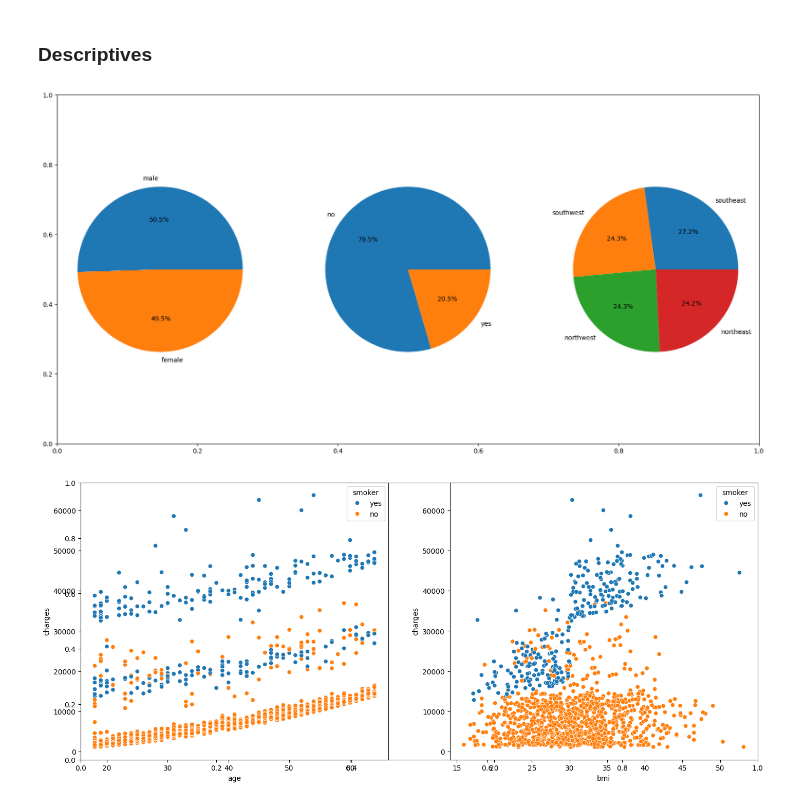
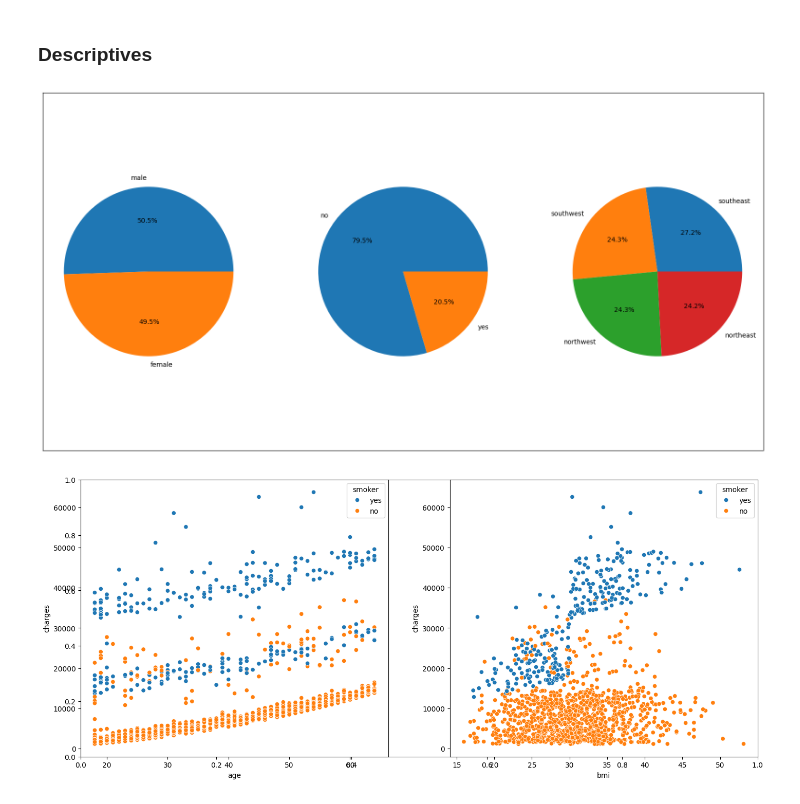
Before and after one commit to SaloWi/cas_mod4, a Jupyter notebook: M6_Project.ipynb, the cells around one changed output. Saved outputs shown, nothing was run; the diff lists cells and outputs as text; code cells hidden in the pictures.

```diff
--- a/M6_Project.ipynb
+++ b/M6_Project.ipynb
@@ -94,19 +96,22 @@ None
 # %% [markdown]
 ### Descriptives
 # %%
-import matplotlib.pyplot as plt
+# Generate plot of the distribution of the variables 'sex', 'smoker', and 'region'
 features = ['sex', 'smoker', 'region']
 
 plt.subplots(figsize=(20, 10))
+plt.xticks([], [])
+plt.yticks([], [])
 for i, col in enumerate(features):
     plt.subplot(1, 3, i + 1)
 
     x = data[col].value_counts()
     plt.pie(x.values,
             labels=x.index,
             autopct='%1.1f%%')
 
+
 plt.show()
 # %% [output]
-[figure, old version]
+[figure, new version]
 # %%
```
Also changed, not shown: parts of 17 cells of this notebook.
